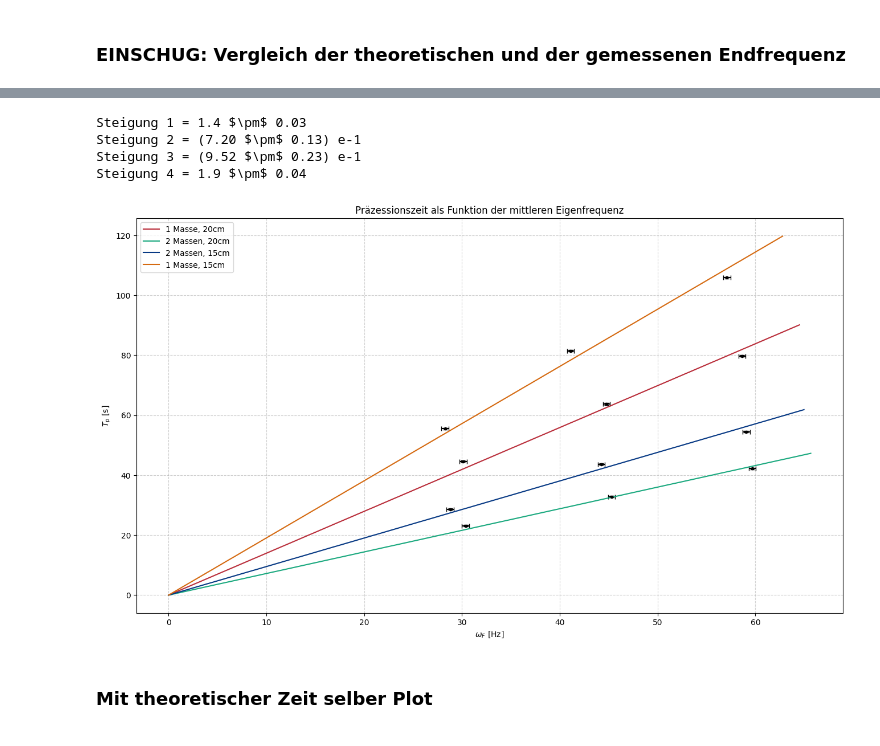
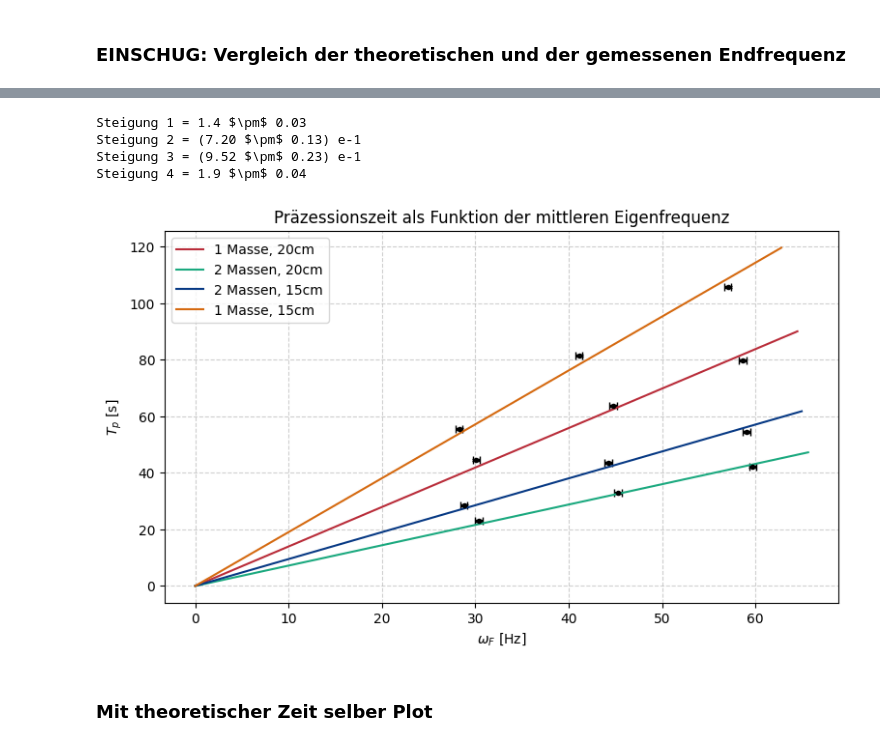
Before and after one commit to FinnZeumer/PAP-2, a Jupyter notebook: Versuche/213/Python/V213.ipynb, the cells around one changed output, grey strips where cells are left out. Cells and saved outputs as stored; diff of their text form; code cells hidden in the pictures.

```diff
--- a/Versuche/213/Python/V213.ipynb
+++ b/Versuche/213/Python/V213.ipynb
@@ -1086,7 +1088,7 @@ colors = [
     orange,
     ]
 
-plt.figure(figsize=(16,9))
+plt.figure(figsize=(9,5))
 
 steig_3 = []
 err_steig_3 = []
@@ -1131,34 +1133,34 @@ for j in range(4): # 4 Massenzustände
 
     plt.plot(
         x_fit,
         y_fit,
         color=colors[j],
         label=f"{labels[j]}",
         )
 
 
 for i in range(4):
     st_3 = round_sig_digs(steig_3[i], err_steig_3[i])
     print(f"Steigung {i + 1} = {st_3[2]}")
 
 # ------------------------
 #   Erstellung des Plots
 # ------------------------
 
 plt.xlabel("$\\omega_F \\ [\\mathrm{Hz}]$")
 plt.ylabel("$T_p \\ [\\mathrm{s}]$")
 plt.title('Präzessionszeit als Funktion der mittleren Eigenfrequenz')
 plt.grid(True, which="both", linestyle="--", alpha=0.6)
 plt.legend()
 
 plt.savefig(f'{pfad}tp_gegen_omegaAVG{aufgabe}.pdf', dpi=300)
 plt.show()
 # %% [output]
 Steigung 1 = 1.4 $\pm$ 0.03
 Steigung 2 = (7.20 $\pm$ 0.13) e-1
 Steigung 3 = (9.52 $\pm$ 0.23) e-1
 Steigung 4 = 1.9 $\pm$ 0.04
-[figure, old version]
+[figure, new version]
 # %% [markdown]
 ### Mit theoretischer Zeit selber Plot
 # %%
```
Also changed, not shown: parts of 6 cells of this notebook, 32 other files.
